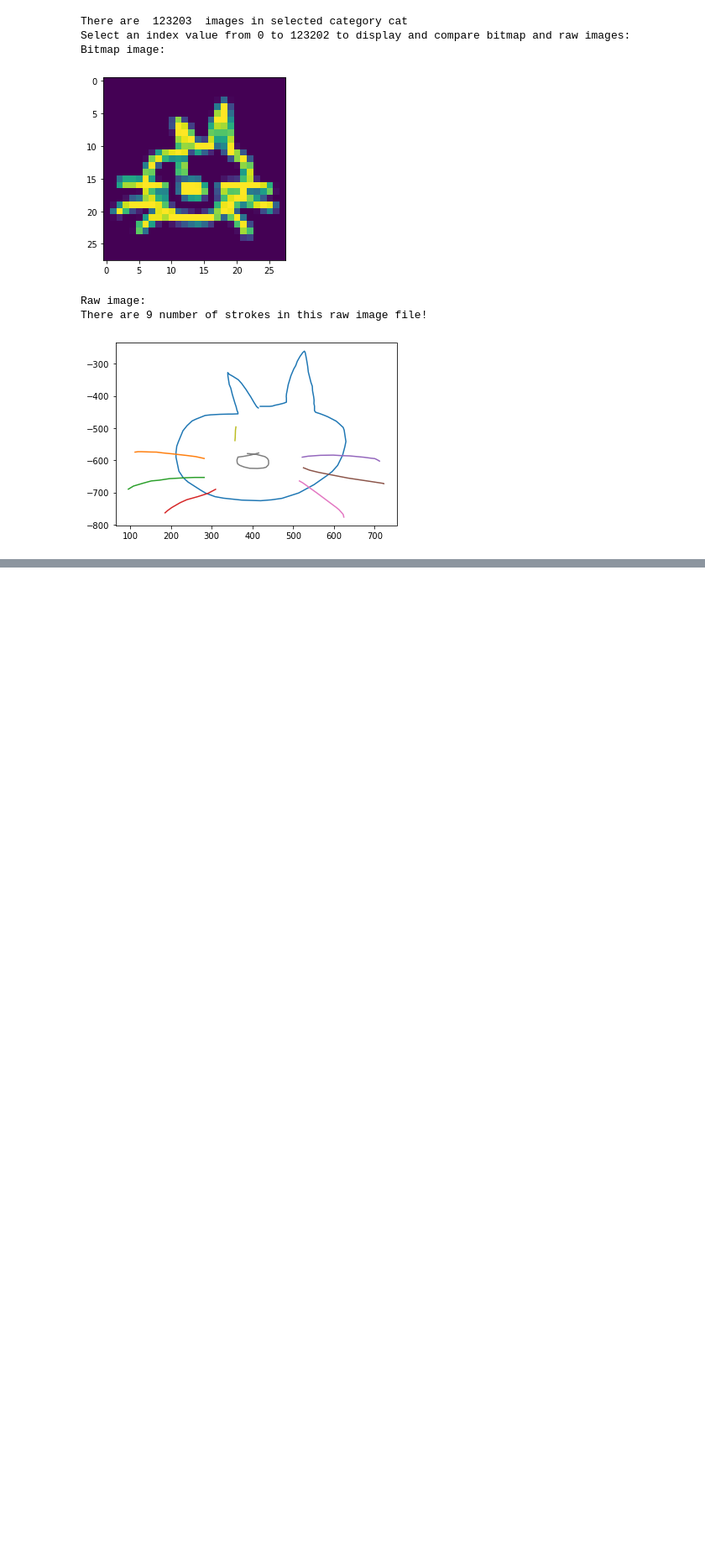
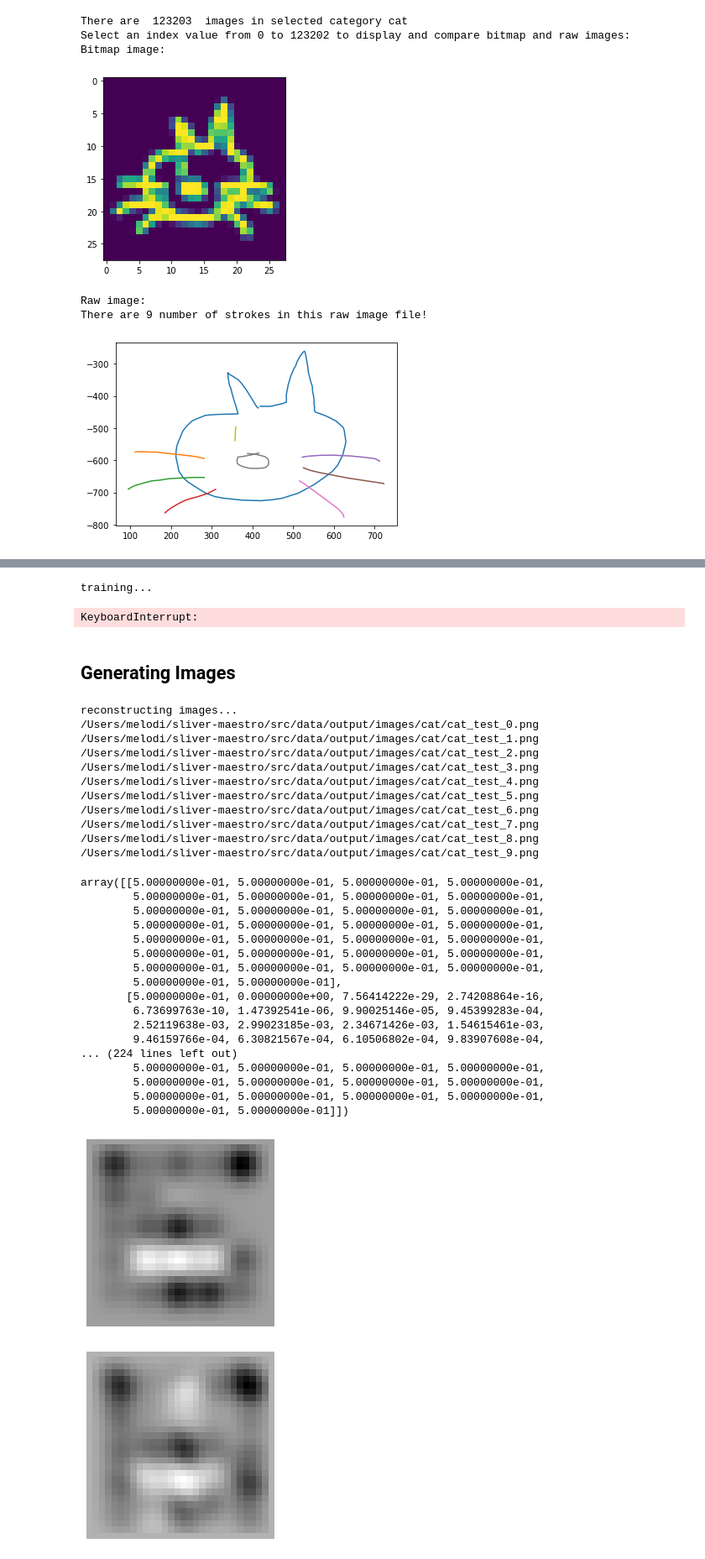
Before and after one commit to melodiCyb/sliver-maestro, a Jupyter notebook: notebooks/draw_cat.ipynb, the cells around one changed output, grey strips where cells are left out. Shown at 84% size. Drawn from its saved outputs; the diff is of its cells as text; code cells hidden in the pictures; blank space fills up the shorter version.

Commit message:
add test with image reconstruction

```diff
--- a/notebooks/draw_cat.ipynb
+++ b/notebooks/draw_cat.ipynb
@@ -327,0 +121,54 @@ C:\Users\ozgur\Desktop\sandbox\sliver-maestro\src\data\output\images\cat\cat_385
+# %%
+# TRAINING AND TESTING
+
+#train_data = Dataset(x_train)
+#test_data = Dataset(x_test)
+
+
+
+model = DRAW(category)
+print("training...")
+model.start(phase='train')
+# %% [output]
+training...
+KeyboardInterrupt:
+# %% [markdown]
+## Generating Images
+# %%
+test_model = Test(category)
+# %%
+img_loc = {'startr': 0, 'endr': 30, 'startc': 0, 'endc': 30}
+## MC: Check the remaining shuffling operations
+print("reconstructing images...")
+test_model.xrecons_grid(img_loc)
+# %% [output]
+reconstructing images...
+/Users/melodi/sliver-maestro/src/data/output/images/cat/cat_test_0.png
+/Users/melodi/sliver-maestro/src/data/output/images/cat/cat_test_1.png
+/Users/melodi/sliver-maestro/src/data/output/images/cat/cat_test_2.png
+/Users/melodi/sliver-maestro/src/data/output/images/cat/cat_test_3.png
+/Users/melodi/sliver-maestro/src/data/output/images/cat/cat_test_4.png
+/Users/melodi/sliver-maestro/src/data/output/images/cat/cat_test_5.png
+/Users/melodi/sliver-maestro/src/data/output/images/cat/cat_test_6.png
+/Users/melodi/sliver-maestro/src/data/output/images/cat/cat_test_7.png
+/Users/melodi/sliver-maestro/src/data/output/images/cat/cat_test_8.png
+/Users/melodi/sliver-maestro/src/data/output/images/cat/cat_test_9.png
+array([[5.00000000e-01, 5.00000000e-01, 5.00000000e-01, 5.00000000e-01,
+        5.00000000e-01, 5.00000000e-01, 5.00000000e-01, 5.00000000e-01,
+        5.00000000e-01, 5.00000000e-01, 5.00000000e-01, 5.00000000e-01,
+        5.00000000e-01, 5.00000000e-01, 5.00000000e-01, 5.00000000e-01,
+        5.00000000e-01, 5.00000000e-01, 5.00000000e-01, 5.00000000e-01,
+        5.00000000e-01, 5.00000000e-01, 5.00000000e-01, 5.00000000e-01,
+        5.00000000e-01, 5.00000000e-01, 5.00000000e-01, 5.00000000e-01,
+        5.00000000e-01, 5.00000000e-01],
+       [5.00000000e-01, 0.00000000e+00, 7.56414222e-29, 2.74208864e-16,
+        6.73699763e-10, 1.47392541e-06, 9.90025146e-05, 9.45399283e-04,
+        2.52119638e-03, 2.99023185e-03, 2.34671426e-03, 1.54615461e-03,
+        9.46159766e-04, 6.30821567e-04, 6.10506802e-04, 9.83907608e-04,
+... (224 lines left out)
+        5.00000000e-01, 5.00000000e-01, 5.00000000e-01, 5.00000000e-01,
+        5.00000000e-01, 5.00000000e-01, 5.00000000e-01, 5.00000000e-01,
+        5.00000000e-01, 5.00000000e-01, 5.00000000e-01, 5.00000000e-01,
+        5.00000000e-01, 5.00000000e-01]])
+[figure, added]
+[figure, added]
```
Also changed, not shown: parts of 19 cells of this notebook, 4 other files.
